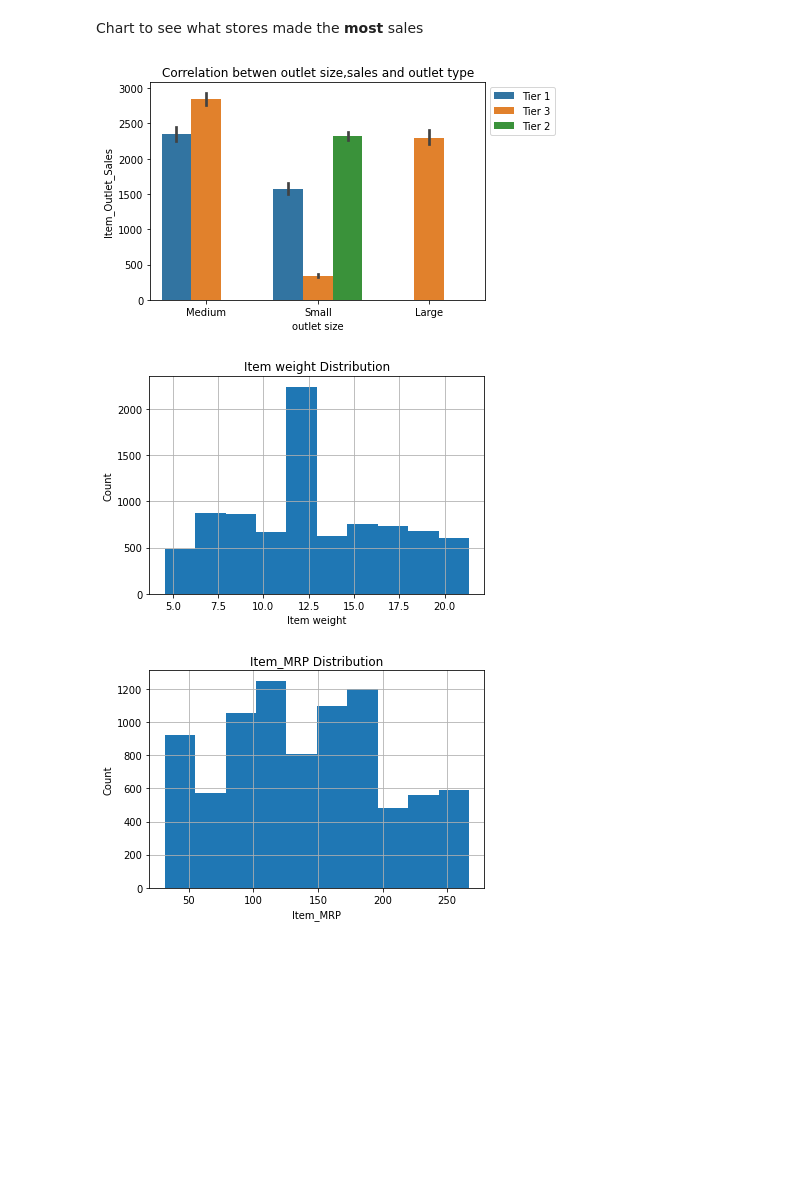
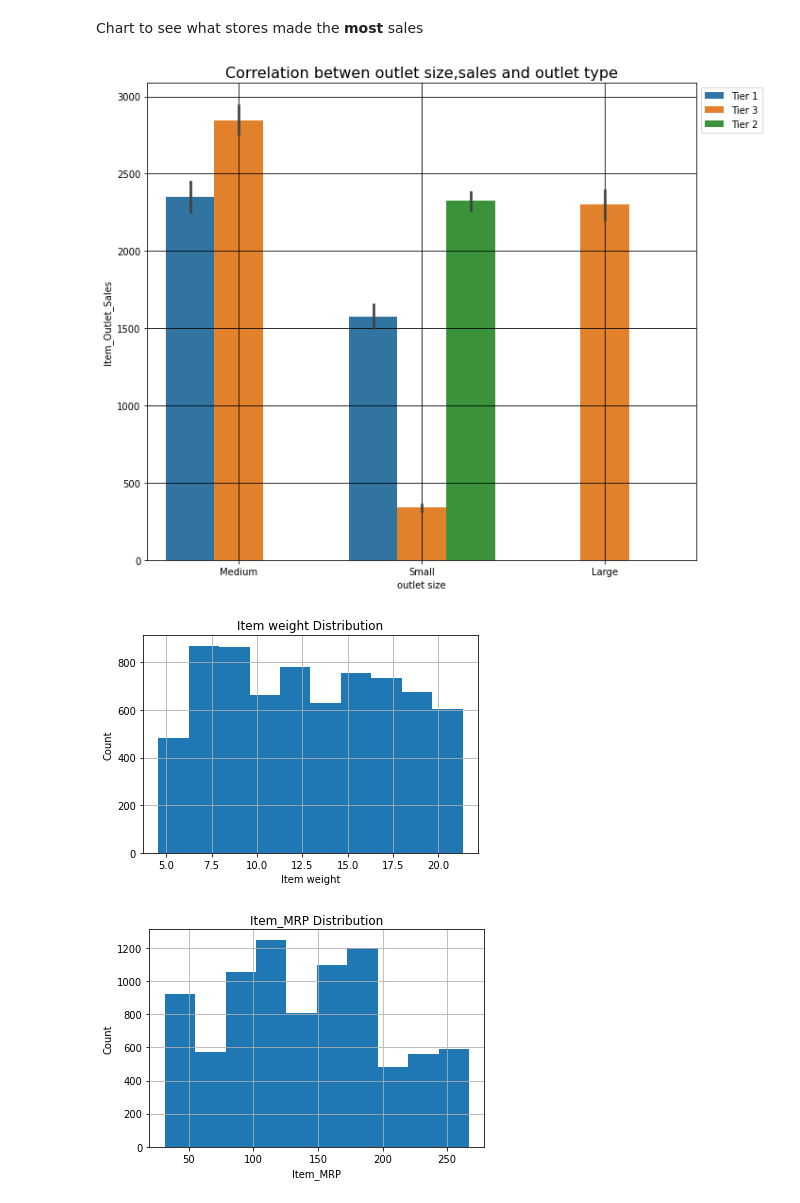
Before and after one commit to jdescartes24/Predicting-sales, a Jupyter notebook: Core_Project.ipynb, the cells around one changed output. Drawn from its saved outputs; the diff is of its cells as text; code cells hidden in the pictures; blank space fills up the shorter version.

```diff
--- a/Core_Project.ipynb
+++ b/Core_Project.ipynb
@@ -131,7 +119,7 @@ Medium    2793
 High       932
 Name: outlet size, dtype: int64
 # %%
-	sales['item weight'].fillna(value = sales['item weight'].mean(), inplace = True)
+	#sales['item weight'].fillna(value = sales['item weight'].mean(), inplace = True)
 
 # decided to keep it weight and use this function to fill in the gaps because it may be important when it come to shiping cost.
 # %%
@@ -233,12 +221,22 @@ dtype: int64
 # %% [markdown]
 Chart to see what stores made the **most** sales
 # %%
+plt.figure(figsize=(10,8))
+
 sns.barplot(data=sales, x = 'outlet size', y= 'Item_Outlet_Sales', hue='Outlet_Location_Type' );
-plt.title('Correlation betwen outlet size,sales and outlet type');
+
+plt.title('Correlation betwen outlet size,sales and outlet type', fontsize= 16);
+
 plt.legend(bbox_to_anchor=(1,1),loc ="upper left");
+
+plt.tight_layout()
+
+plt.grid(c='K')
+
+plt.savefig('salesbar.png', dpi = 300);
 ## It looks like Tier 3 store yeild the most sales but the medium size stores made the most sales
 # %% [output]
-[figure, old version]
+[figure, new version]
 # %%
 sales['item weight'].hist();
 plt.ylabel('Count');
@@ -246,7 +244,7 @@ plt.xlabel('Item weight');
 plt.title('Item weight Distribution');
 # This shows that around 2300 of the items we carry are between the 11 and 13 pound range
 # %% [output]
-[figure, old version]
+[figure, new version]
 # %%
 sales['Item_MRP'].hist();
 plt.ylabel('Count');
```
Also changed, not shown: parts of 42 cells of this notebook.
